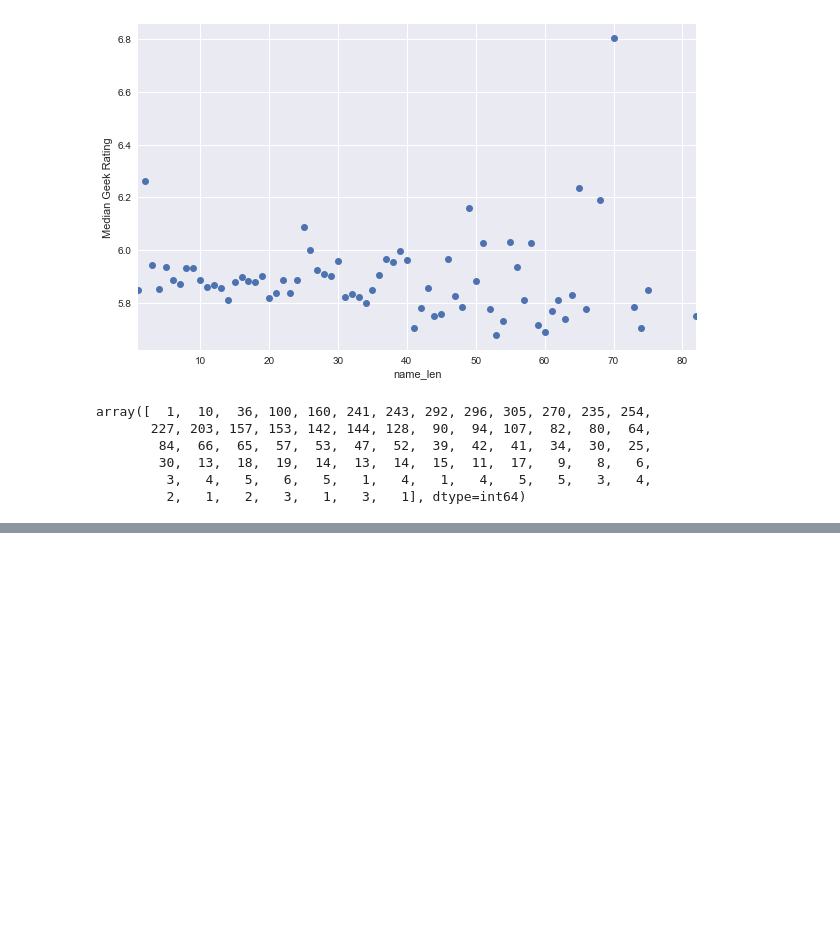
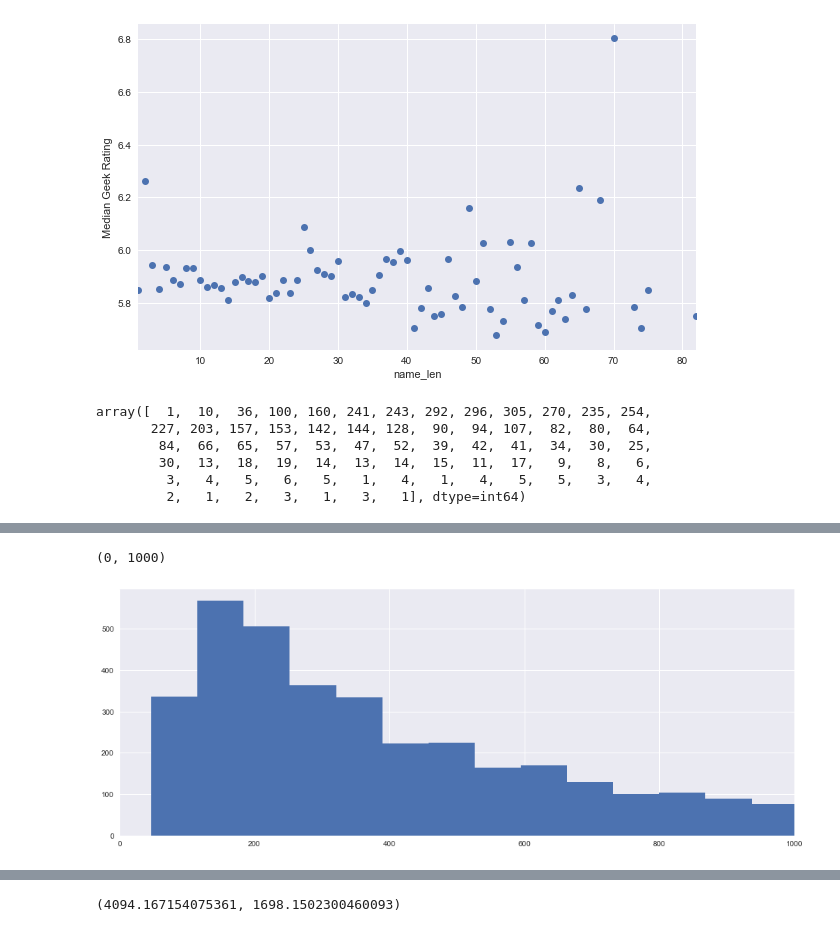
Before and after one commit to ajriddle/GA_Capstone, a Jupyter notebook: capstone.ipynb, the cells around one changed output, grey strips where cells are left out. Cells and saved outputs as stored; diff of their text form; code cells hidden in the pictures; blank space fills up the shorter version.

```diff
--- a/capstone.ipynb
+++ b/capstone.ipynb
@@ -116,3 +123,9 @@ plt.show()
+# %%
+df['num_votes'].hist(bins=1000,figsize=(16,6))
+plt.xlim(0,1000)
+# %% [output]
+(0, 1000)
+[figure, added]
 # %%
 df.head()
 # %% [output]
@@ -122,6 +135,10 @@ df.head()
 | 2 | Twilight Struggle | 2 | 2 | 180 | 2005 | 8.35745 | 8.22021 | 27403 | 13 | ... |
 | 3 | Terra Mystica | 2 | 5 | 150 | 2012 | 8.29627 | 8.15458 | 24267 | 12 | ... |
 | 4 | Gloomhaven | 1 | 4 | 150 | 2017 | 9.08970 | 8.15151 | 3978 | 12 | ... |
+# %%
+df.num_votes.std(),df.num_votes.mean()
+# %% [output]
+(4094.167154075361, 1698.1502300460093)
 # %%
 X = df.drop('geek_rating',axis=1)
 y = df.geek_rating
```
Also changed, not shown: parts of 12 cells of this notebook, 1 other file.
